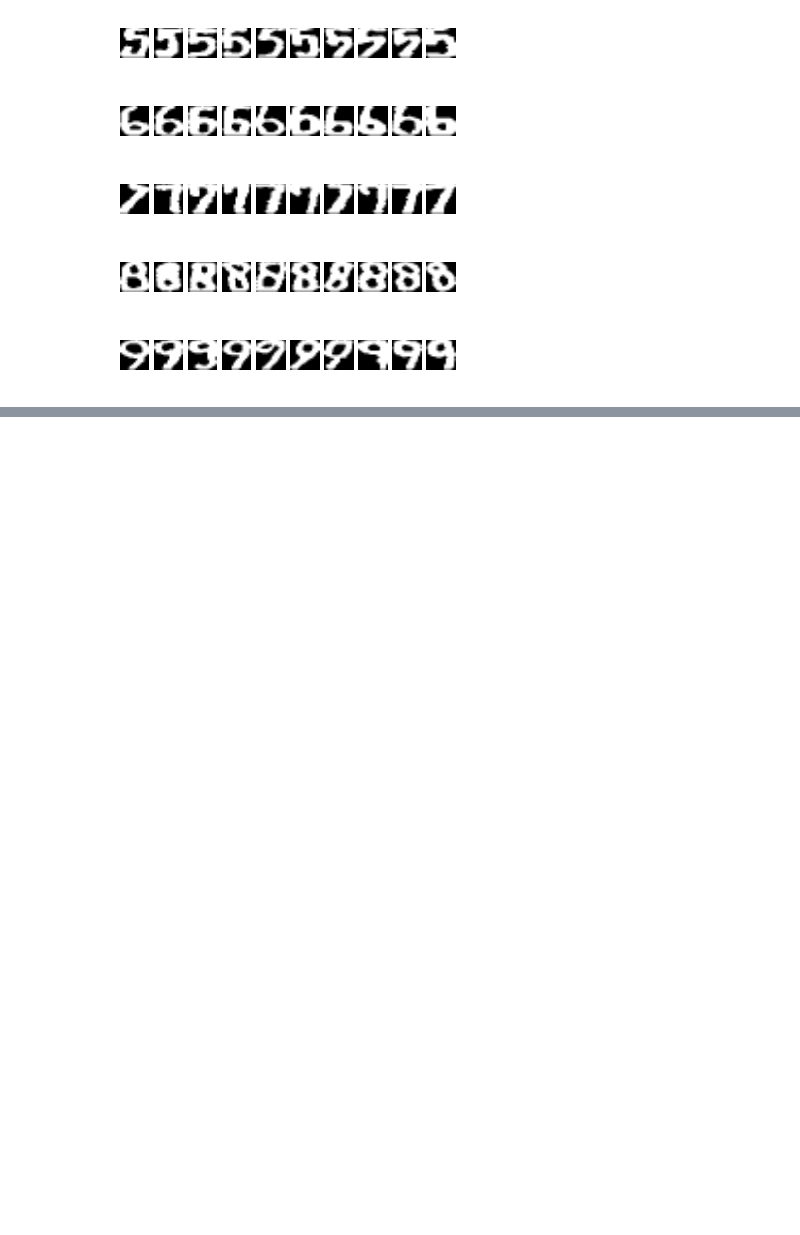
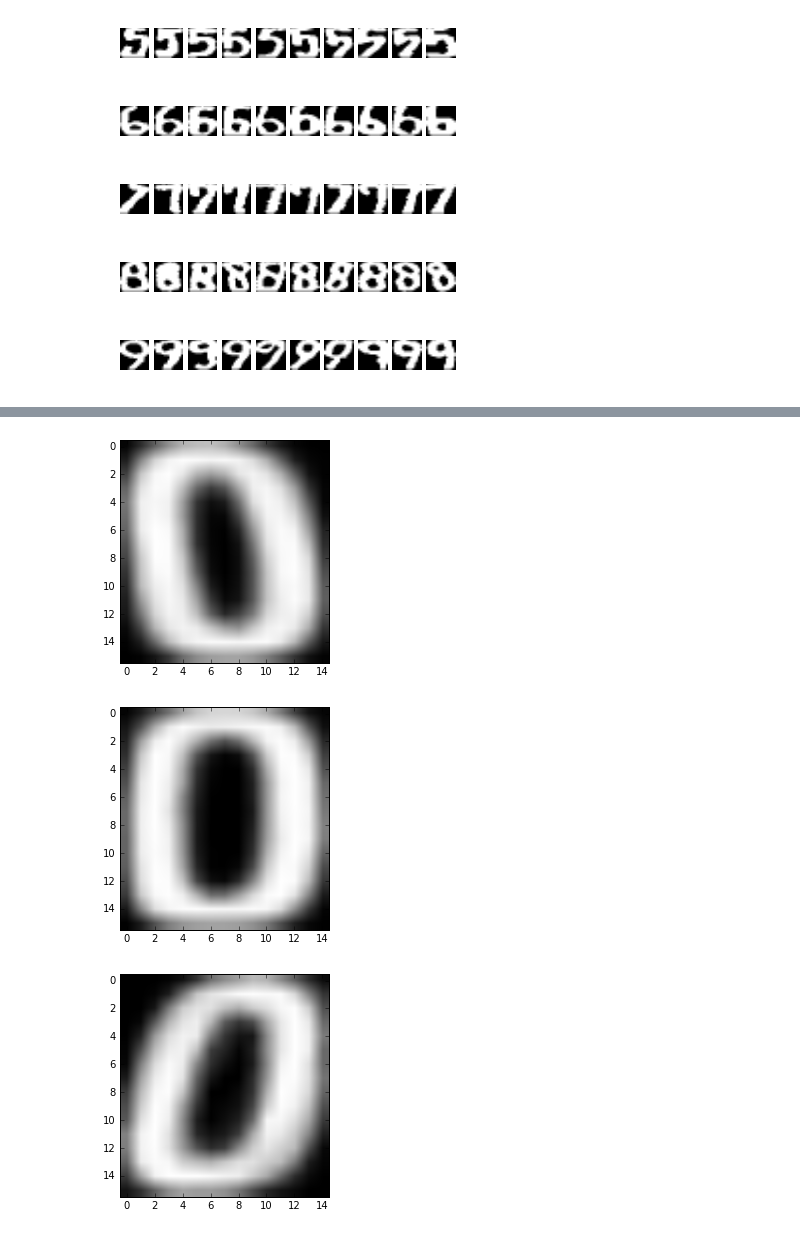
Before and after one commit to slchangtw/machine_learning_Jacobs, a Jupyter notebook: Kmeans.ipynb, the cells around one changed output, grey strips where cells are left out. Drawn from its saved outputs; the diff is of its cells as text; code cells hidden in the pictures; blank space fills up the shorter version.

```diff
--- a/Kmeans.ipynb
+++ b/Kmeans.ipynb
@@ -74,0 +98,8 @@ a.fit(X)
+# %%
+cluster_3 = KMeans(n_clusters=3)
+cluster_3.fit(X)
+cluster_3.plot_centers()
+# %% [output]
+[figure, added]
+[figure, added]
+[figure, added]
```
Also changed, not shown: parts of 4 cells of this notebook.
